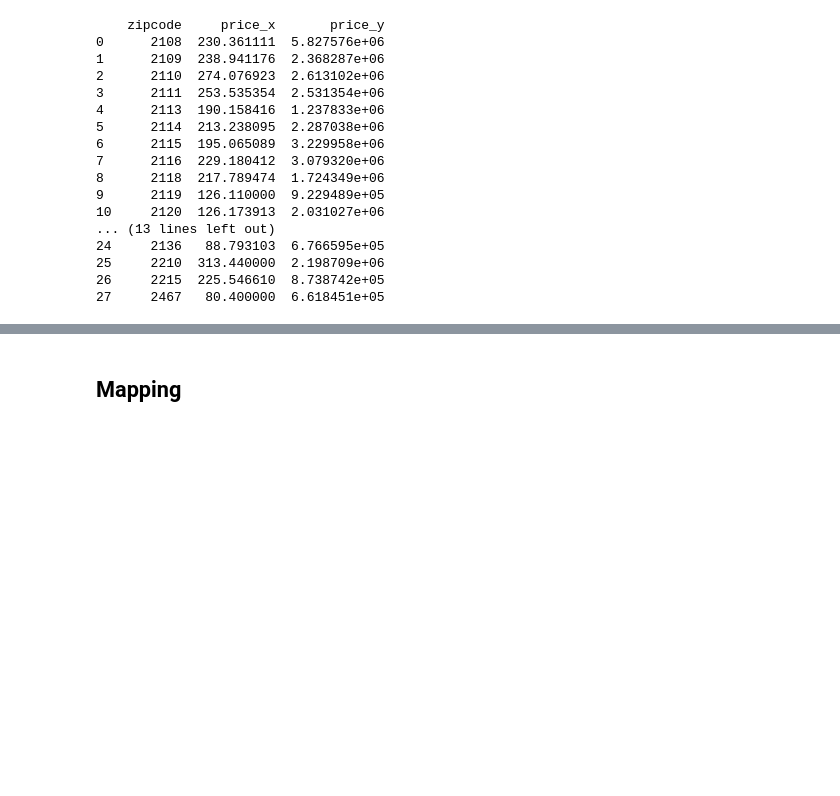
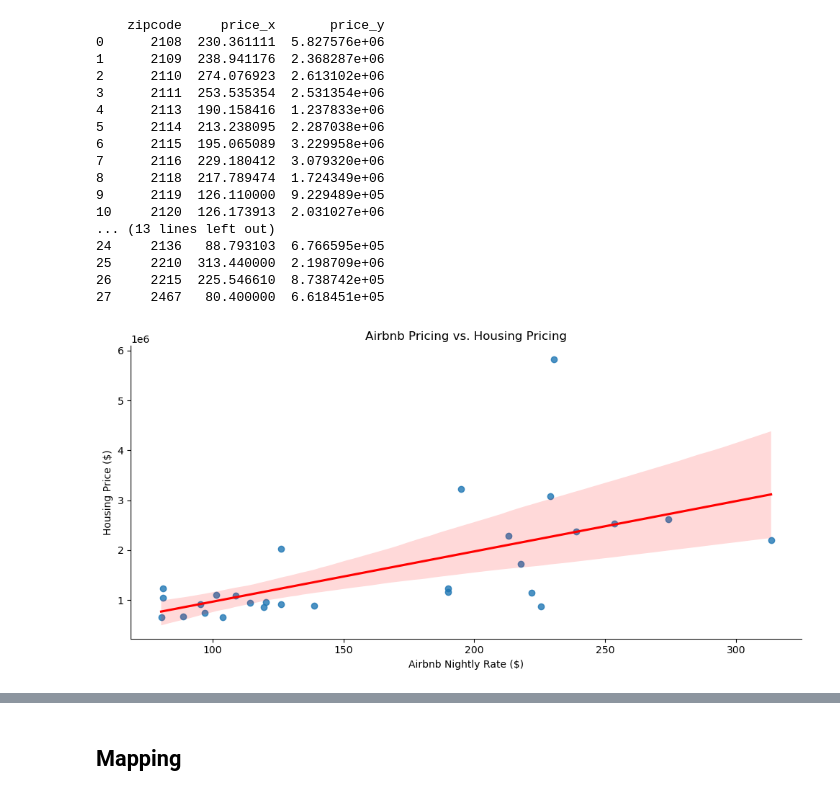
Before and after one commit to ECO225-W2024/project-one-code-32record, a Jupyter notebook: Project1 notebook.ipynb, the cells around one changed output, grey strips where cells are left out. Saved outputs shown, nothing was run; the diff lists cells and outputs as text; code cells hidden in the pictures; blank space fills up the shorter version.

```diff
--- a/Project1 notebook.ipynb
+++ b/Project1 notebook.ipynb
@@ -465,3 +468,17 @@ print(mean_prices_by_zipcode)
 25     2210  313.440000  2.198709e+06
 26     2215  225.546610  8.738742e+05
 27     2467   80.400000  6.618451e+05
+# %%
+# Creating the scatter plot with a trend line
+sns.lmplot(x='price_x', y='price_y', data=mean_prices_by_zipcode, aspect=2, line_kws={'color': 'red'})
+
+plt.title('Airbnb Pricing vs. Housing Pricing')
+plt.xlabel('Airbnb Nightly Rate ($)')
+plt.ylabel('Housing Price ($)')
+
+# Apply tight layout adjustment explicitly
+plt.tight_layout()
+
+plt.show()
+# %% [output]
+[figure, added]
```
Also changed, not shown: parts of 24 cells of this notebook.
